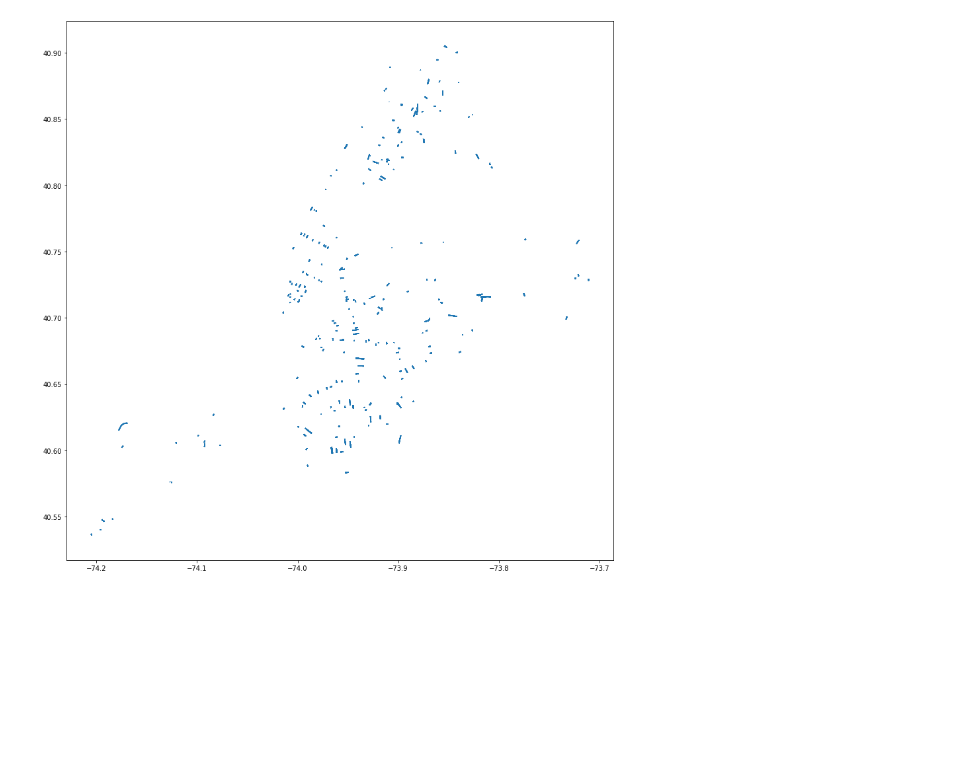
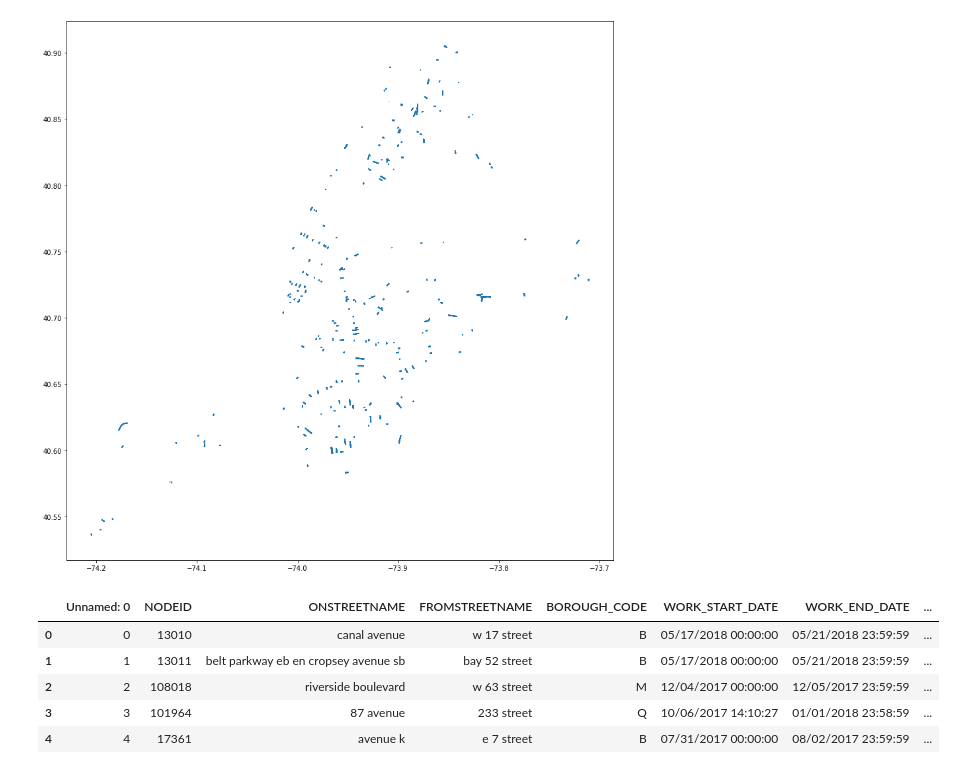
Before and after one commit to AlejandraZS10/capstone_project, a Jupyter notebook: NY Streets.ipynb, the cells around one changed output. Drawn from its saved outputs; the diff is of its cells as text; code cells hidden in the pictures; blank space fills up the shorter version.

```diff
--- a/NY Streets.ipynb
+++ b/NY Streets.ipynb
@@ -311,3 +321,14 @@ gdata.plot(figsize=(30, 15))
 # %% [output]
 <matplotlib.axes._subplots.AxesSubplot at 0x...>
 [figure]
+# %%
+#traffic volume csv
+df=pd.read_csv('https://raw.githubusercontent.com/AlejandraZS10/capstone_project/master/closed_streets.csv')
+df.head(5)
+# %% [output]
+|  | Unnamed: 0 | NODEID | ONSTREETNAME | FROMSTREETNAME | BOROUGH_CODE | WORK_START_DATE | WORK_END_DATE | ... |
+| 0 | 0 | 13010 | canal avenue | w 17 street | B | 05/17/2018 00:00:00 | 05/21/2018 23:59:59 | ... |
+| 1 | 1 | 13011 | belt parkway eb en cropsey avenue sb | bay 52 street | B | 05/17/2018 00:00:00 | 05/21/2018 23:59:59 | ... |
+| 2 | 2 | 108018 | riverside boulevard | w 63 street | M | 12/04/2017 00:00:00 | 12/05/2017 23:59:59 | ... |
+| 3 | 3 | 101964 | 87 avenue | 233 street | Q | 10/06/2017 14:10:27 | 01/01/2018 23:58:59 | ... |
+| 4 | 4 | 17361 | avenue k | e 7 street | B | 07/31/2017 00:00:00 | 08/02/2017 23:59:59 | ... |
```
Also changed, not shown: parts of 10 cells of this notebook, 1 other file.
